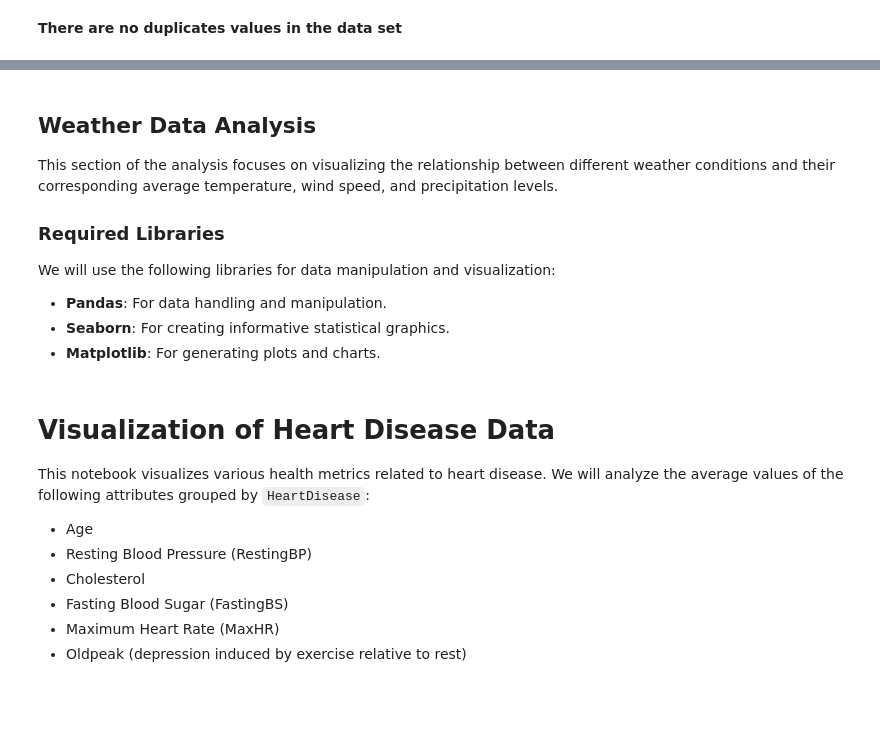
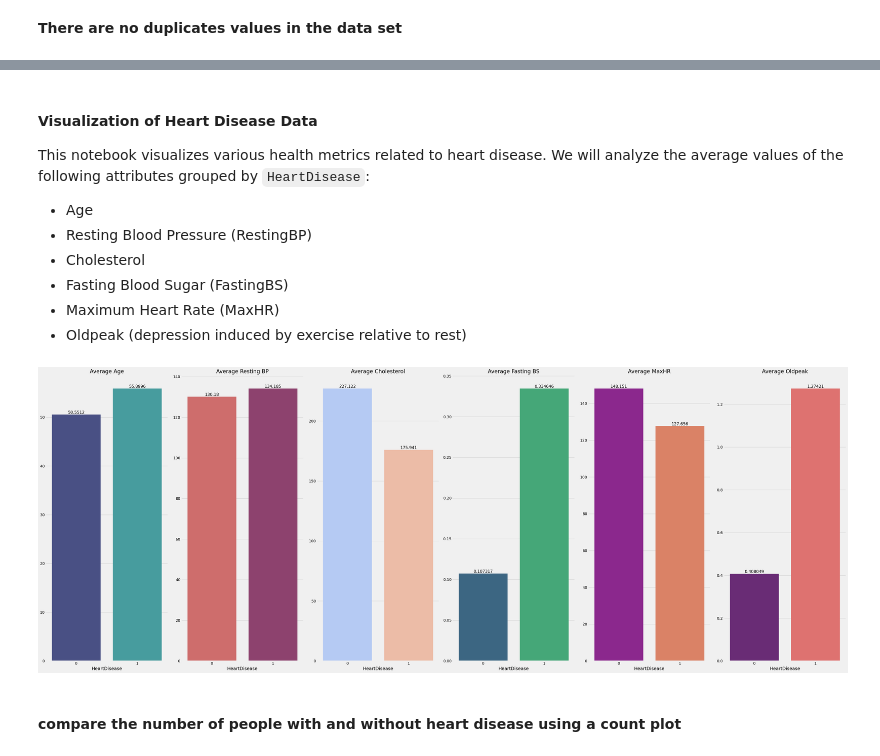
Before and after one commit to SURESHBEEKHANI/Heart-Attack-Prediction, a Jupyter notebook: notebook/Heart Attack.ipynb, the cells around one changed output, grey strips where cells are left out. Cells and saved outputs as stored; diff of their text form; code cells hidden in the pictures; blank space fills up the shorter version.

```diff
--- a/notebook/Heart Attack.ipynb
+++ b/notebook/Heart Attack.ipynb
@@ -516,11 +682,0 @@ gender_group
-# %% [markdown]
-## Weather Data Analysis
-
-This section of the analysis focuses on visualizing the relationship between different weather conditions and their corresponding average temperature, wind speed, and precipitation levels.
-
-### Required Libraries
-
-We will use the following libraries for data manipulation and visualization:
-- **Pandas**: For data handling and manipulation.
-- **Seaborn**: For creating informative statistical graphics.
-- **Matplotlib**: For generating plots and charts.
@@ -529,5 +683,5 @@ df.info()
 # %% [markdown]
-# Visualization of Heart Disease Data
+#### **Visualization of Heart Disease Data**
 
 This notebook visualizes various health metrics related to heart disease. We will analyze the average values of the following attributes grouped by `HeartDisease`:
 
@@ -538,16 +692,16 @@ This notebook visualizes various health metrics related to heart disease. We wil
 - Maximum Heart Rate (MaxHR)
 - Oldpeak (depression induced by exercise relative to rest)
 # %%
-import pandas as pd # type: ignore
-import seaborn as sns # type: ignore
-import matplotlib.pyplot as plt # type: ignore
+import pandas as pd  # type: ignore
+import seaborn as sns  # type: ignore
+import matplotlib.pyplot as plt  # type: ignore
 
 # Assuming df is already defined and contains the necessary data
 # Group the data by HeartDisease
 group_data = df.groupby('HeartDisease')
 
 # Set up subplots for Age, Resting Blood Pressure, Cholesterol, Fasting Blood Sugar, MaxHR, and Oldpeak
-fig, ax = plt.subplots(1, 6, figsize=(42, 8))  # Create a figure with 1 row and 6 columns of subplots
+fig, ax = plt.subplots(1, 6, figsize=(42, 16))  # Create a figure with 1 row and 6 columns of subplots
 
 # Average Age plot
 sns.barplot(
@@ -556,7 +710,7 @@ sns.barplot(
     palette='mako',  # Color palette for the bars
     ax=ax[0]  # Assign to the first subplot
 )
-ax[0].set_title('Average Age', color='#005ce6', size=20)  # Set title for the Age plot
+ax[0].set_title('Average Age', color='black', size=20)  # Set title for the Age plot
 for container in ax[0].containers:
     ax[0].bar_label(container, color='black', size=15)  # Annotate bars with their values
 
@@ -567,7 +721,7 @@ sns.barplot(
     palette='flare',  # Color palette for the bars
     ax=ax[1]  # Assign to the second subplot
 )
-ax[1].set_title('Average Resting BP', color='#005ce6', size=20)  # Set title for the Resting BP plot
+ax[1].set_title('Average Resting BP', color='black', size=20)  # Set title for the Resting BP plot
 for container in ax[1].containers:
     ax[1].bar_label(container, color='black', size=15)  # Annotate bars with their values
 
@@ -578,7 +732,7 @@ sns.barplot(
     palette='coolwarm',  # Color palette for the bars
     ax=ax[2]  # Assign to the third subplot
 )
-ax[2].set_title('Average Cholesterol', color='#005ce6', size=20)  # Set title for the Cholesterol plot
+ax[2].set_title('Average Cholesterol', color='black', size=20)  # Set title for the Cholesterol plot
 for container in ax[2].containers:
     ax[2].bar_label(container, color='black', size=15)  # Annotate bars with their values
 
@@ -589,37 +743,41 @@ sns.barplot(
     palette='viridis',  # Color palette for the bars
     ax=ax[3]  # Assign to the fourth subplot
 )
-ax[3].set_title('Average Fasting BS', color='#005ce6', size=20)  # Set title for the Fasting BS plot
+ax[3].set_title('Average Fasting BS', color='black', size=20)  # Set title for the Fasting BS plot
 for container in ax[3].containers:
     ax[3].bar_label(container, color='black', size=15)  # Annotate bars with their values
 
 # Average MaxHR plot
 sns.barplot(
     x=group_data['MaxHR'].mean().index,  # X-axis: Heart Disease categories
     y=group_data['MaxHR'].mean().values,  # Y-axis: Average MaxHR for each category
     palette='plasma',  # Color palette for the bars
     ax=ax[4]  # Assign to the fifth subplot
 )
-ax[4].set_title('Average MaxHR', color='#005ce6', size=20)  # Set title for the MaxHR plot
+ax[4].set_title('Average MaxHR', color='black', size=20)  # Set title for the MaxHR plot
 for container in ax[4].containers:
     ax[4].bar_label(container, color='black', size=15)  # Annotate bars with their values
 
 # Average Oldpeak plot
 sns.barplot(
     x=group_data['Oldpeak'].mean().index,  # X-axis: Heart Disease categories
     y=group_data['Oldpeak'].mean().values,  # Y-axis: Average Oldpeak for each category
     palette='magma',  # Color palette for the bars
     ax=ax[5]  # Assign to the sixth subplot
 )
-ax[5].set_title('Average Oldpeak', color='#005ce6', size=20)  # Set title for the Oldpeak plot
+ax[5].set_title('Average Oldpeak', color='black', size=20)  # Set title for the Oldpeak plot
 for container in ax[5].containers:
     ax[5].bar_label(container, color='black', size=15)  # Annotate bars with their values
 
 # Adjust layout to prevent overlap
 plt.tight_layout()
 
 # Show the plots
 plt.show()
+# %% [output]
+[figure, added]
+# %% [markdown]
+ #### **compare the number of people with and without heart disease using a count plot**
 # %%
 import matplotlib.pyplot as plt # type: ignore
 import seaborn as sns # type: ignore
```
Also changed, not shown: parts of 52 cells of this notebook, 17 other files.
